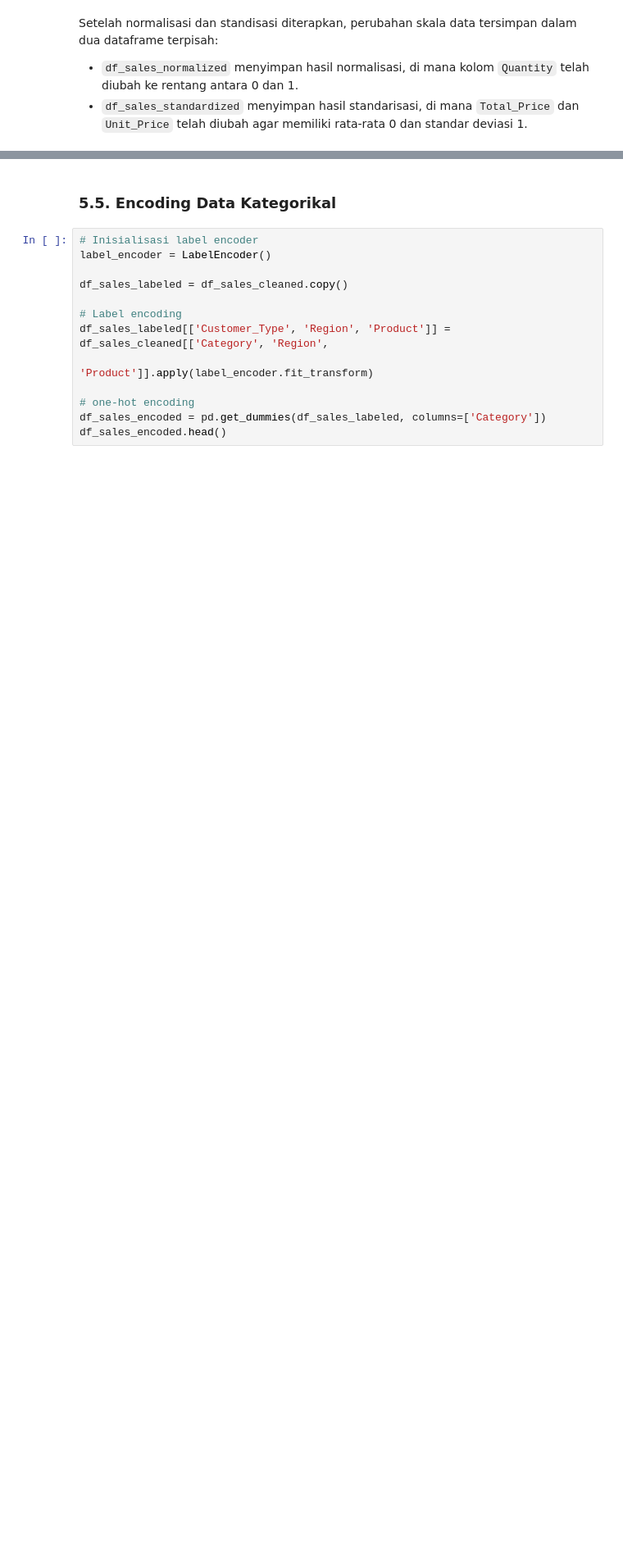
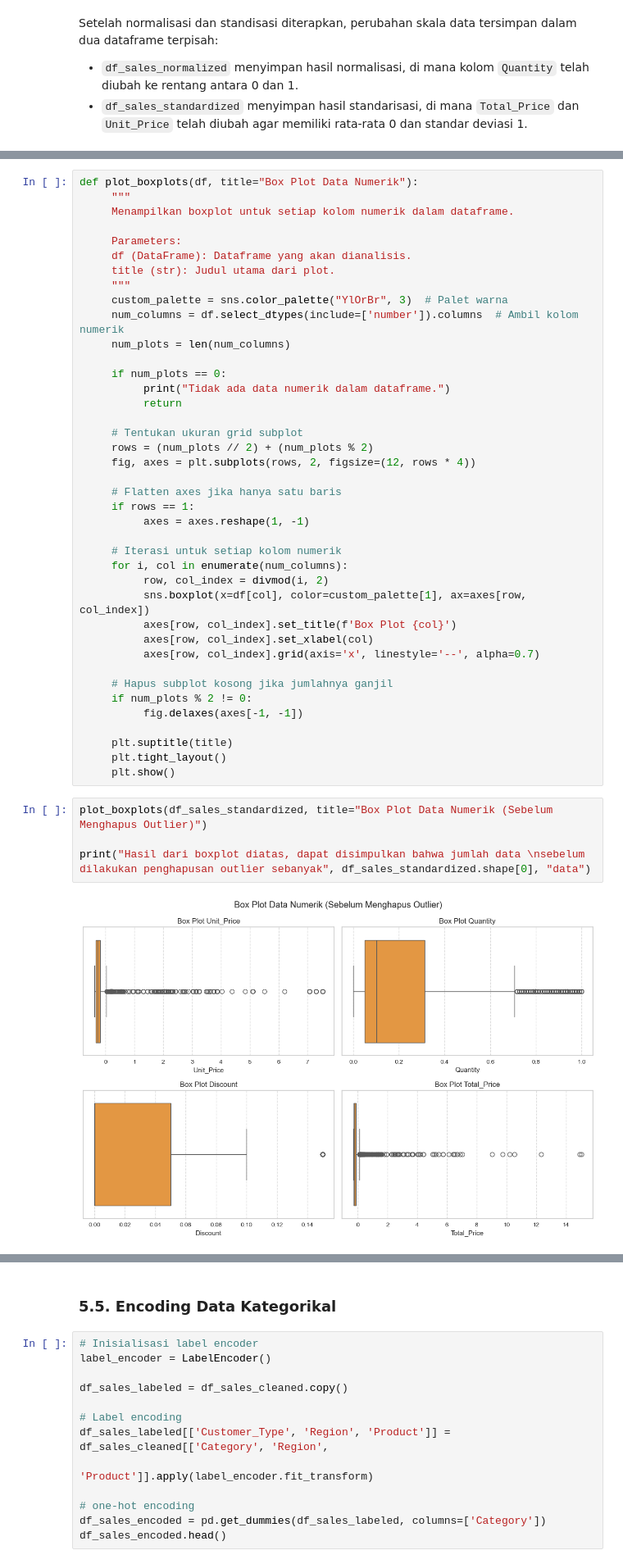
Before and after one commit to alouvre/BMLUP_DicodingSubmission_ProyekMembangunMachineLearning, a Jupyter notebook: [Clustering-1] Submission Akhir BMLP_Alifia Mustika Sari.ipynb, the cells around one changed output, grey strips where cells are left out. Shown at 82% size. Cells and saved outputs as stored; diff of their text form; blank space fills up the shorter version.

Commit message:
update data preprocessing

```diff
--- a/[Clustering-1] Submission Akhir BMLP_Alifia Mustika Sari.ipynb
+++ b/[Clustering-1] Submission Akhir BMLP_Alifia Mustika Sari.ipynb
@@ -640,0 +608,46 @@ df_sales_cleaned.head()
+# %%
+def plot_boxplots(df, title="Box Plot Data Numerik"):
+     """
+     Menampilkan boxplot untuk setiap kolom numerik dalam dataframe.
+
+     Parameters:
+     df (DataFrame): Dataframe yang akan dianalisis.
+     title (str): Judul utama dari plot.
+     """
+     custom_palette = sns.color_palette("YlOrBr", 3)  # Palet warna
+     num_columns = df.select_dtypes(include=['number']).columns  # Ambil kolom numerik
+     num_plots = len(num_columns)
+
+     if num_plots == 0:
+          print("Tidak ada data numerik dalam dataframe.")
+          return
+
+     # Tentukan ukuran grid subplot
+     rows = (num_plots // 2) + (num_plots % 2)
+     fig, axes = plt.subplots(rows, 2, figsize=(12, rows * 4))
+
+     # Flatten axes jika hanya satu baris
+     if rows == 1:
+          axes = axes.reshape(1, -1)
+
+     # Iterasi untuk setiap kolom numerik
+     for i, col in enumerate(num_columns):
+          row, col_index = divmod(i, 2)
+          sns.boxplot(x=df[col], color=custom_palette[1], ax=axes[row, col_index])
+          axes[row, col_index].set_title(f'Box Plot {col}')
+          axes[row, col_index].set_xlabel(col)
+          axes[row, col_index].grid(axis='x', linestyle='--', alpha=0.7)
+
+     # Hapus subplot kosong jika jumlahnya ganjil
+     if num_plots % 2 != 0:
+          fig.delaxes(axes[-1, -1])
+
+     plt.suptitle(title)
+     plt.tight_layout()
+     plt.show()
+# %%
+plot_boxplots(df_sales_standardized, title="Box Plot Data Numerik (Sebelum Menghapus Outlier)")
+
+print("Hasil dari boxplot diatas, dapat disimpulkan bahwa jumlah data \nsebelum dilakukan penghapusan outlier sebanyak", df_sales_standardized.shape[0], "data")
+# %% [output]
+[figure, added]
```
Also changed, not shown: parts of 18 cells of this notebook.
